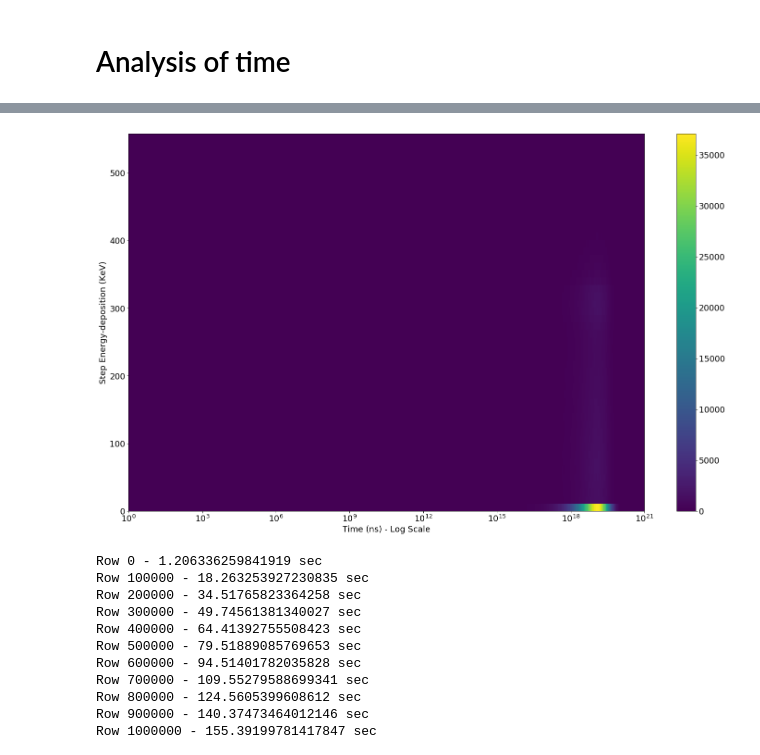
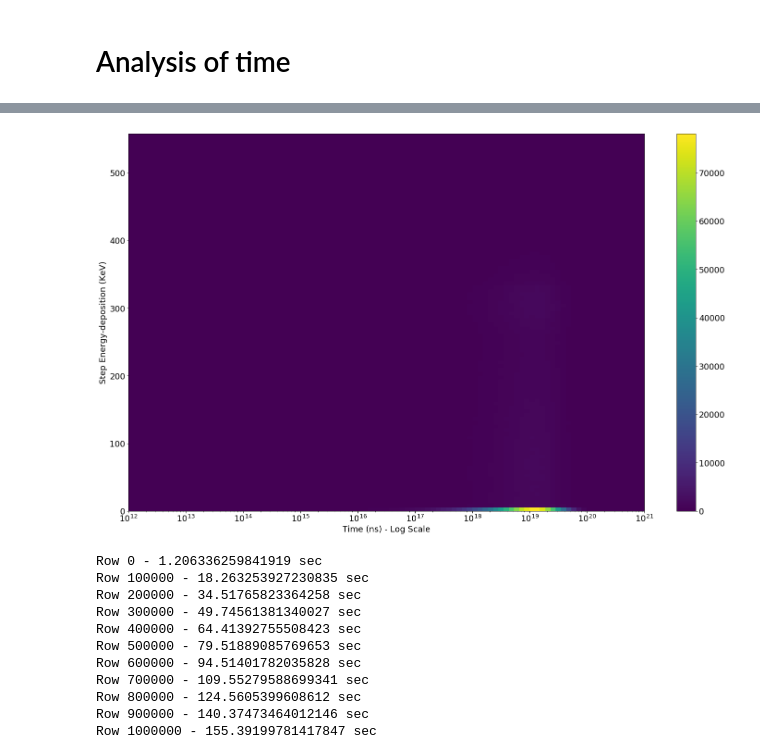
Before and after one commit to luigiberducci/ML4NP, a Jupyter notebook: Notebooks/analysis_1e6_ar39.ipynb, the cells around one changed output, grey strips where cells are left out. Saved outputs shown, nothing was run; the diff lists cells and outputs as text; code cells hidden in the pictures.

```diff
--- a/Notebooks/analysis_1e6_ar39.ipynb
+++ b/Notebooks/analysis_1e6_ar39.ipynb
@@ -60,12 +60,12 @@ pd.DataFrame([df.time.describe(),
 | Edep(steplevel) | 2185013.0 | 9.765940e+01 | 1.219257e+02 | 8.003553e-08 | 6.314272e-03 | 2.534614e+01 | 1.878591e+02 | 5.578690e+02 |
 | CumEdep(eventlevel) | 10000.0 | 2.133870e+04 | 1.323126e+03 | 1.660470e+04 | 2.044840e+04 | 2.133021e+04 | 2.221825e+04 | 2.727629e+04 |
 # %%
-time_bins = np.logspace(0, 21, 500)
-plt.hist2d(df.time, df.energydeposition, bins=[time_bins, 50])
+time_bins = np.logspace(12, 21, 100)
+plt.hist2d(df.time, df.energydeposition, bins=[time_bins, 100])
 plt.colorbar()
 plt.xscale("log")
 plt.xlabel("Time (ns) - Log Scale")
 plt.ylabel("Step Energy-deposition (KeV)")
 plt.show()
 # %% [output]
-[figure, old version]
+[figure, new version]
```
Also changed, not shown: parts of 14 cells of this notebook.
